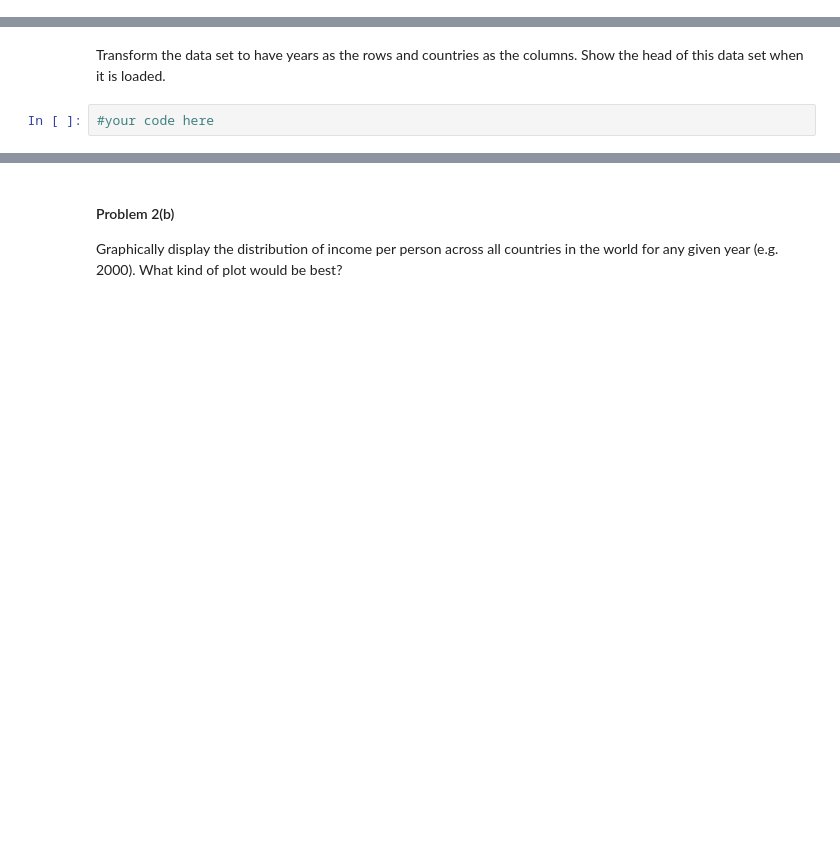
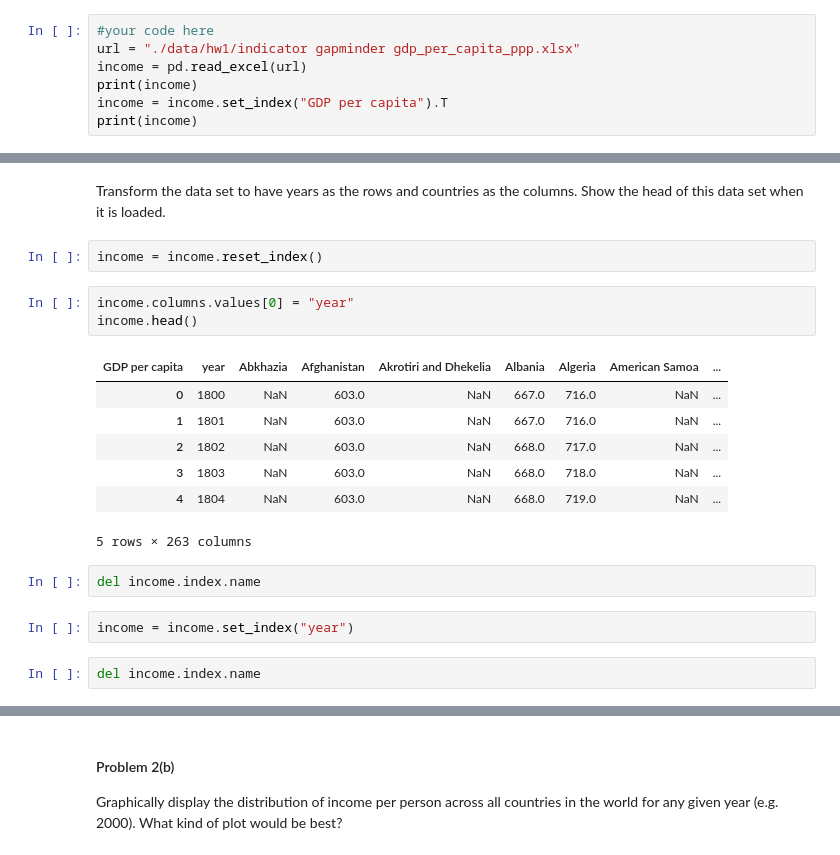
Before and after one commit to RUBNSUN/cs109-HW, a Jupyter notebook: HW1.ipynb, the cells around one changed output, grey strips where cells are left out. Saved outputs shown, nothing was run; the diff lists cells and outputs as text; blank space fills up the shorter version.

```diff
--- a/HW1.ipynb
+++ b/HW1.ipynb
@@ -220,0 +261,7 @@ Using the [data available on Gapminder](http://www.gapminder.org/data/), load in
+# %%
+#your code here
+url = "./data/hw1/indicator gapminder gdp_per_capita_ppp.xlsx"
+income = pd.read_excel(url)
+print(income)
+income = income.set_index("GDP per capita").T
+print(income)
@@ -221,4 +286,21 @@ Using the [data available on Gapminder](http://www.gapminder.org/data/), load in
 # %% [markdown]
 Transform the data set to have years as the rows and countries as the columns. Show the head of this data set when it is loaded.
-# %%
-#your code here
+# %%
+income = income.reset_index()
+# %%
+income.columns.values[0] = "year"
+income.head()
+# %% [output]
+| GDP per capita | year | Abkhazia | Afghanistan | Akrotiri and Dhekelia | Albania | Algeria | American Samoa | ... |
+| 0 | 1800 | NaN | 603.0 | NaN | 667.0 | 716.0 | NaN | ... |
+| 1 | 1801 | NaN | 603.0 | NaN | 667.0 | 716.0 | NaN | ... |
+| 2 | 1802 | NaN | 603.0 | NaN | 668.0 | 717.0 | NaN | ... |
+| 3 | 1803 | NaN | 603.0 | NaN | 668.0 | 718.0 | NaN | ... |
+| 4 | 1804 | NaN | 603.0 | NaN | 668.0 | 719.0 | NaN | ... |
+5 rows × 263 columns
+# %%
+del income.index.name
+# %%
+income = income.set_index("year")
+# %%
+del income.index.name
```
Also changed, not shown: parts of 28 cells of this notebook, 2 other files.
